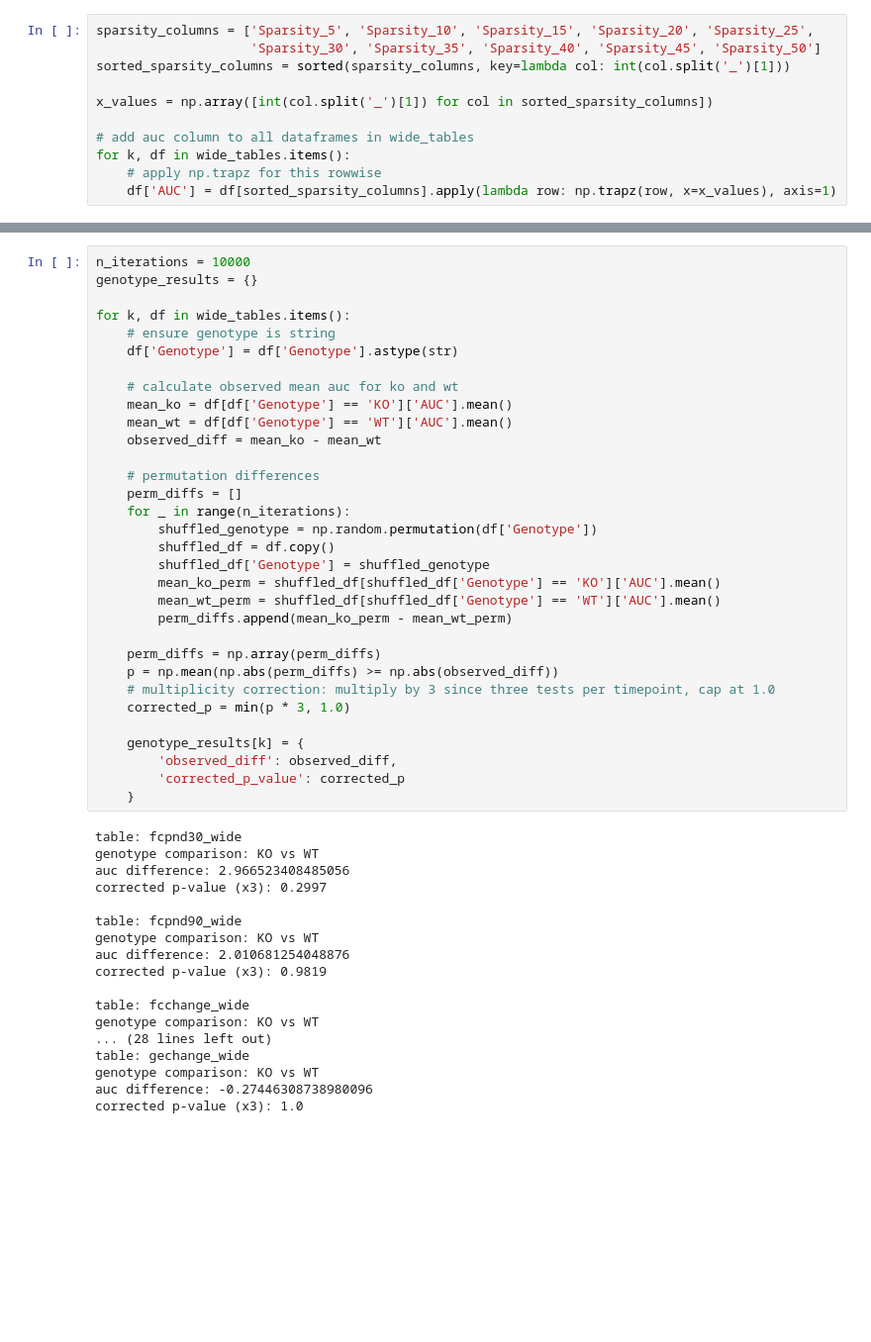
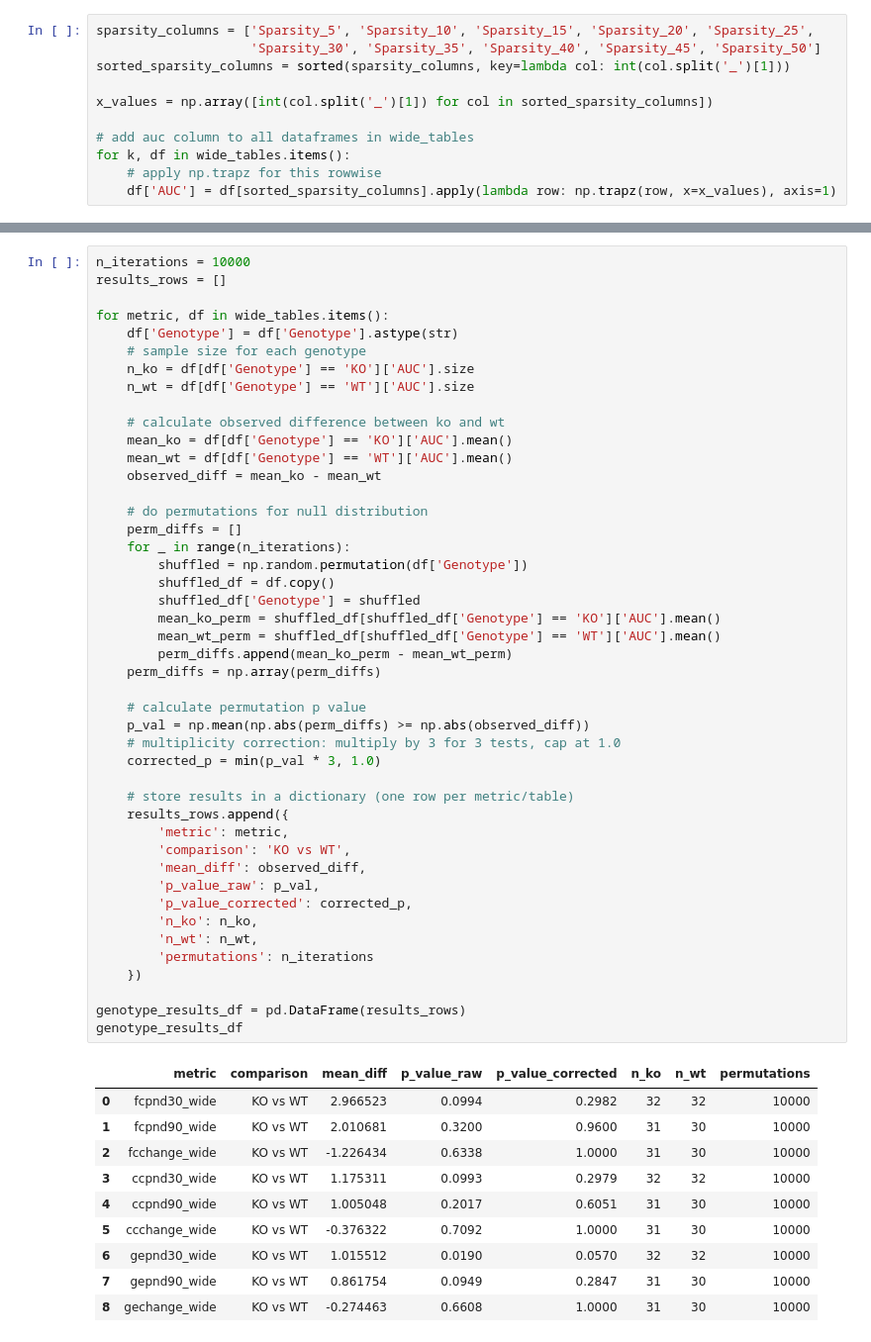
Before and after one commit to hannalemmik/C3ar1_longitudinal_MRI_paper_2025, a Jupyter notebook: Figure4.ipynb, the cells around one changed output, grey strips where cells are left out. Shown at 99% size. Drawn from its saved outputs; the diff is of its cells as text; blank space fills up the shorter version.

```diff
--- a/Figure4.ipynb
+++ b/Figure4.ipynb
@@ -816,50 +938,56 @@ all_results
 # %%
 n_iterations = 10000
-genotype_results = {}
+results_rows = []
 
-for k, df in wide_tables.items():
-    # ensure genotype is string
+for metric, df in wide_tables.items():
     df['Genotype'] = df['Genotype'].astype(str)
+    # sample size for each genotype
+    n_ko = df[df['Genotype'] == 'KO']['AUC'].size
+    n_wt = df[df['Genotype'] == 'WT']['AUC'].size
 
-    # calculate observed mean auc for ko and wt
+    # calculate observed difference between ko and wt
     mean_ko = df[df['Genotype'] == 'KO']['AUC'].mean()
     mean_wt = df[df['Genotype'] == 'WT']['AUC'].mean()
     observed_diff = mean_ko - mean_wt
 
-    # permutation differences
+    # do permutations for null distribution
     perm_diffs = []
     for _ in range(n_iterations):
-        shuffled_genotype = np.random.permutation(df['Genotype'])
+        shuffled = np.random.permutation(df['Genotype'])
         shuffled_df = df.copy()
-        shuffled_df['Genotype'] = shuffled_genotype
+        shuffled_df['Genotype'] = shuffled
         mean_ko_perm = shuffled_df[shuffled_df['Genotype'] == 'KO']['AUC'].mean()
         mean_wt_perm = shuffled_df[shuffled_df['Genotype'] == 'WT']['AUC'].mean()
         perm_diffs.append(mean_ko_perm - mean_wt_perm)
+    perm_diffs = np.array(perm_diffs)
 
-    perm_diffs = np.array(perm_diffs)
-    p = np.mean(np.abs(perm_diffs) >= np.abs(observed_diff))
-    # multiplicity correction: multiply by 3 since three tests per timepoint, cap at 1.0
-    corrected_p = min(p * 3, 1.0)
+    # calculate permutation p value
+    p_val = np.mean(np.abs(perm_diffs) >= np.abs(observed_diff))
+    # multiplicity correction: multiply by 3 for 3 tests, cap at 1.0
+    corrected_p = min(p_val * 3, 1.0)
 
-    genotype_results[k] = {
-        'observed_diff': observed_diff,
-        'corrected_p_value': corrected_p
-    }
+    # store results in a dictionary (one row per metric/table)
+    results_rows.append({
+        'metric': metric,
+        'comparison': 'KO vs WT',
+        'mean_diff': observed_diff,
+        'p_value_raw': p_val,
+        'p_value_corrected': corrected_p,
+        'n_ko': n_ko,
+        'n_wt': n_wt,
+        'permutations': n_iterations
+    })
+
+genotype_results_df = pd.DataFrame(results_rows)
+genotype_results_df
 # %% [output]
-table: fcpnd30_wide
-genotype comparison: KO vs WT
-auc difference: 2.966523408485056
-corrected p-value (x3): 0.2997
-
-table: fcpnd90_wide
-genotype comparison: KO vs WT
-auc difference: 2.010681254048876
-corrected p-value (x3): 0.9819
-
-table: fcchange_wide
-genotype comparison: KO vs WT
-... (28 lines left out)
-table: gechange_wide
-genotype comparison: KO vs WT
-auc difference: -0.27446308738980096
-corrected p-value (x3): 1.0
+|  | metric | comparison | mean_diff | p_value_raw | p_value_corrected | n_ko | n_wt | permutations |
+| 0 | fcpnd30_wide | KO vs WT | 2.966523 | 0.0994 | 0.2982 | 32 | 32 | 10000 |
+| 1 | fcpnd90_wide | KO vs WT | 2.010681 | 0.3200 | 0.9600 | 31 | 30 | 10000 |
+| 2 | fcchange_wide | KO vs WT | -1.226434 | 0.6338 | 1.0000 | 31 | 30 | 10000 |
+| 3 | ccpnd30_wide | KO vs WT | 1.175311 | 0.0993 | 0.2979 | 32 | 32 | 10000 |
+| 4 | ccpnd90_wide | KO vs WT | 1.005048 | 0.2017 | 0.6051 | 31 | 30 | 10000 |
+| 5 | ccchange_wide | KO vs WT | -0.376322 | 0.7092 | 1.0000 | 31 | 30 | 10000 |
+| 6 | gepnd30_wide | KO vs WT | 1.015512 | 0.0190 | 0.0570 | 32 | 32 | 10000 |
+| 7 | gepnd90_wide | KO vs WT | 0.861754 | 0.0949 | 0.2847 | 31 | 30 | 10000 |
+| 8 | gechange_wide | KO vs WT | -0.274463 | 0.6608 | 1.0000 | 31 | 30 | 10000 |
```
Also changed, not shown: parts of 8 cells of this notebook, 1 other file.
